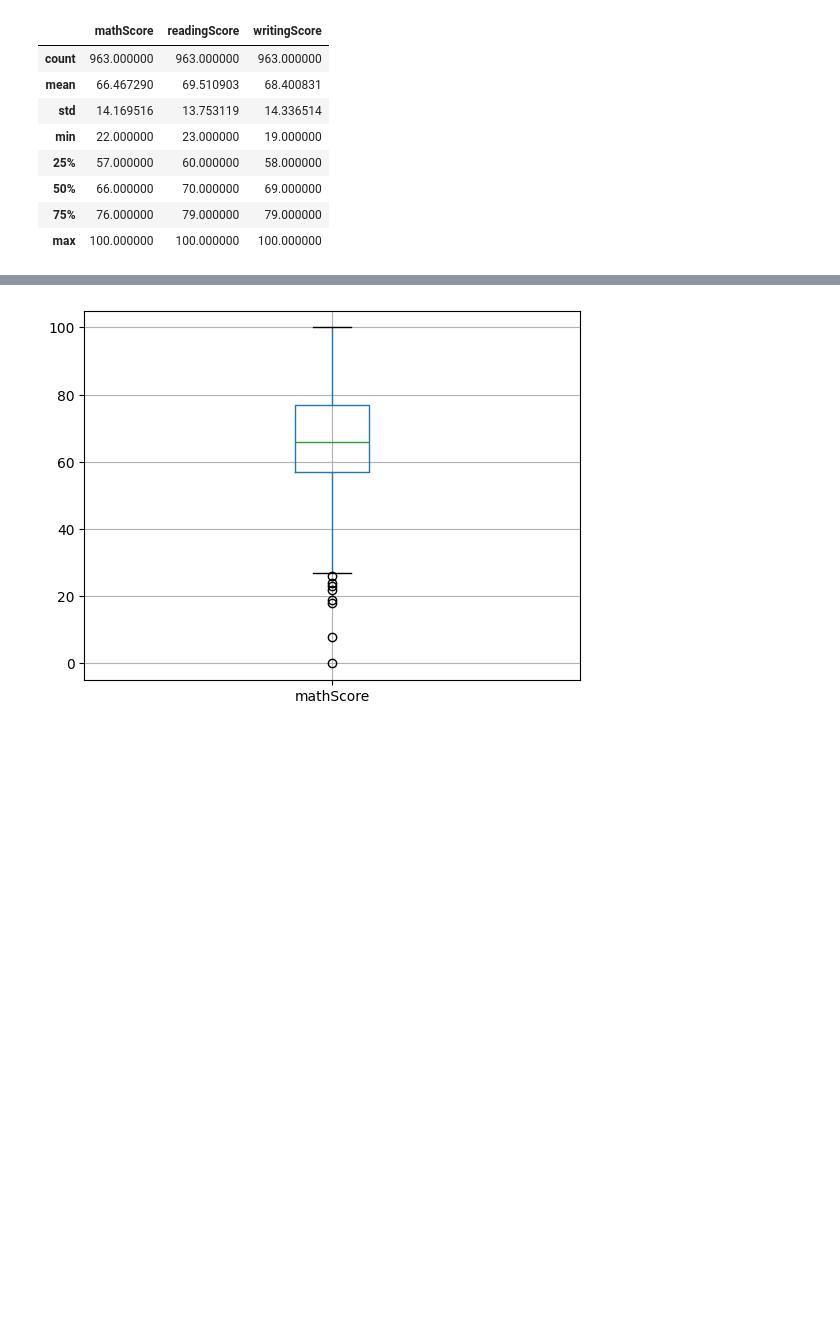
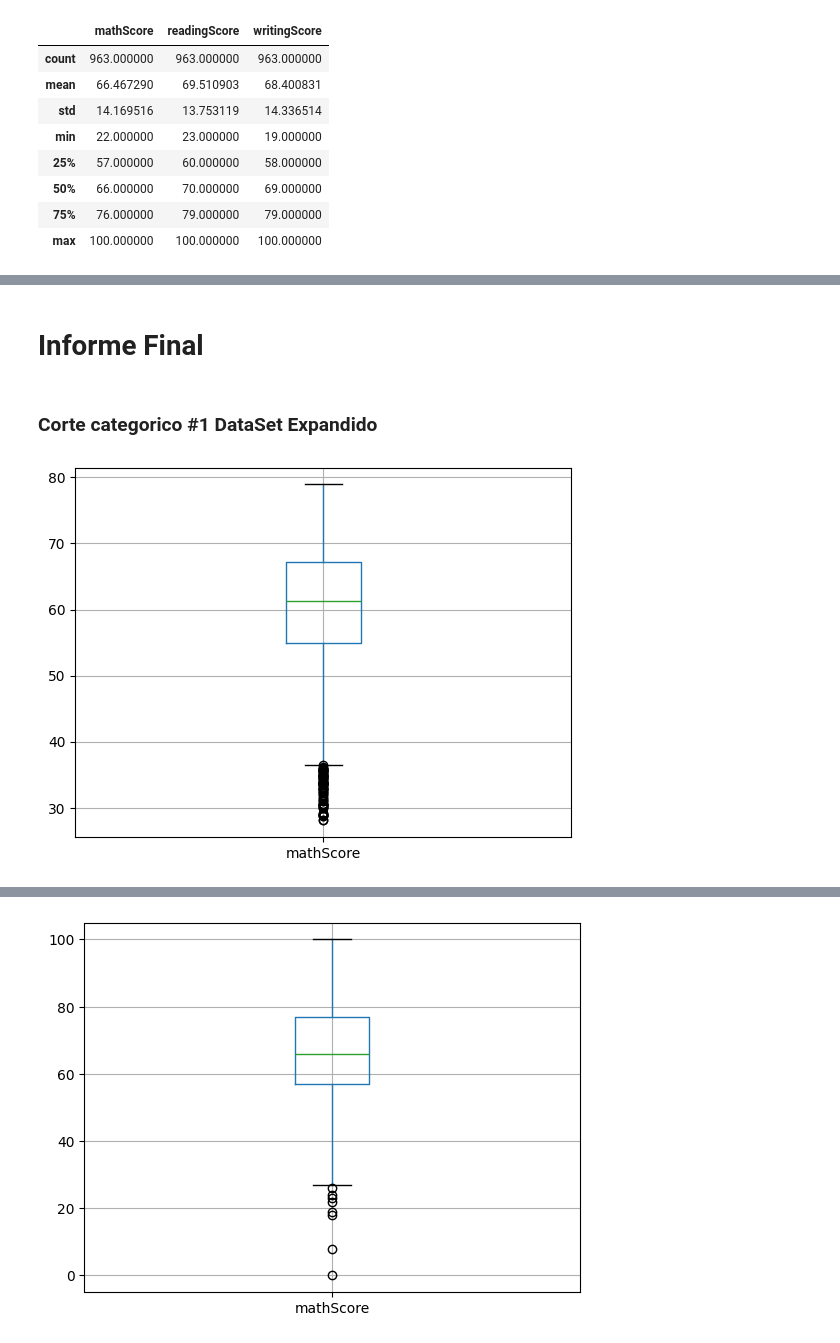
Before and after one commit to jc-vasquez14/ProyectoTeoria, a Jupyter notebook: Proyecto_EDA.ipynb, the cells around one changed output, grey strips where cells are left out. Drawn from its saved outputs; the diff is of its cells as text; code cells hidden in the pictures; blank space fills up the shorter version.

```diff
--- a/Proyecto_EDA.ipynb
+++ b/Proyecto_EDA.ipynb
@@ -485,0 +481,8 @@ Dataset Extendido
+# %%
+prob_freq["id"] = prob_freq.index
+# %%
+extended = prob_freq.loc[:, ["id"] + cat_cols].merge(
+    df_extended, on=["id"],how="inner"
+)
+
+extended
@@ -485,0 +503,12 @@ Dataset Extendido
+# %% [markdown]
+# __Informe Final__
+# %% [markdown]
+### Corte categorico #1 DataSet Expandido
+# %%
+extended.loc[(extended["gender"]=='male')
+       & (extended["race"]=='group A')
+       & (extended['testPreparation']=='none'),["mathScore"]].boxplot()
+
+plt.show()
+# %% [output]
+[figure, added]
```
Also changed, not shown: parts of 27 cells of this notebook.
